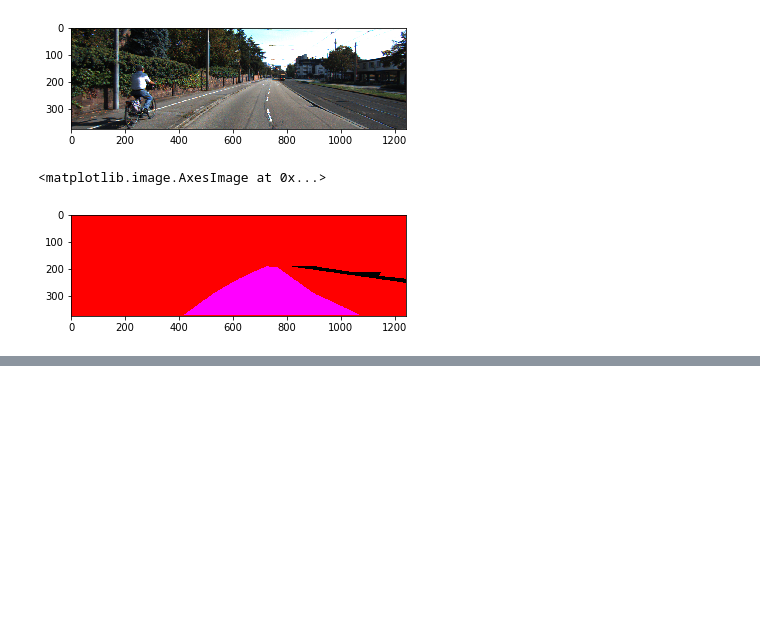
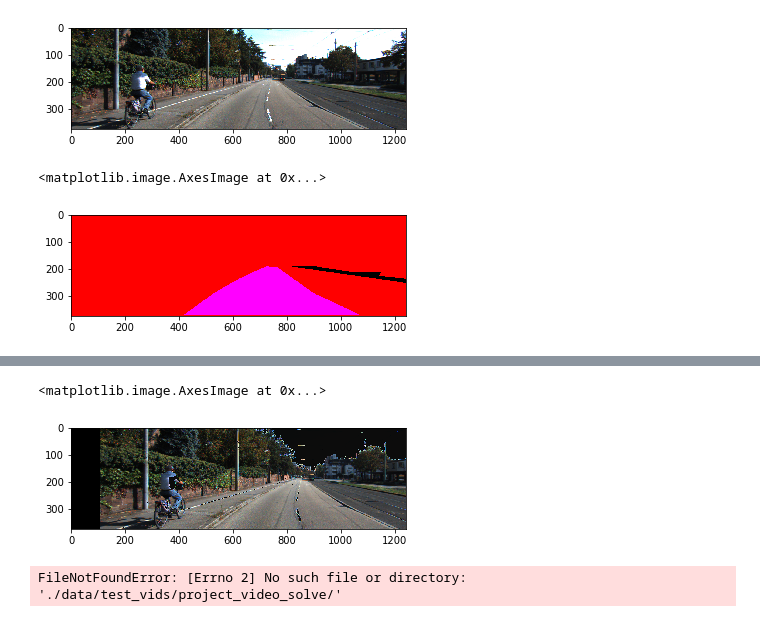
Before and after one commit to marutiagarwal/sdc, a Jupyter notebook: Semantic-Segmentation/test.ipynb, the cells around one changed output, grey strips where cells are left out. Drawn from its saved outputs; the diff is of its cells as text; code cells hidden in the pictures; blank space fills up the shorter version.

Commit message:
added few tests for image augmentation

```diff
--- a/Semantic-Segmentation/test.ipynb
+++ b/Semantic-Segmentation/test.ipynb
@@ -63,0 +67,40 @@ plt.imshow(transformed_img)
+# %%
+# augmentation function
+def augment_image(image):
+    """Apply augmentation operation to image"""
+
+    rows, cols, _ = image.shape
+    # flip image:
+    if np.random.random() > 0.5:
+        image = np.fliplr(image)
+
+    # apply horizontal translation between -200 to 200 pixels
+    trans_size = 200
+    trans = int(np.random.uniform(-trans_size, trans_size, 1))
+
+    trans_M = np.float32([[1,0,trans],[0,1,0]])
+    image = cv2.warpAffine(image, trans_M, (cols, rows))
+
+    if np.random.random() > 0.5:
+        image = cv2.cvtColor(image,cv2.COLOR_RGB2HSV)
+        random_bright = .25+np.random.uniform()
+
+        # scaling up or down the V channel of HSV
+        image[:,:,2] = image[:,:,2]*random_bright
+        image = cv2.cvtColor(image, cv2.COLOR_HSV2RGB)
+
+    return image
+# %%
+aug_image = augment_image(image)
+plt.imshow(aug_image)
+# %% [output]
+<matplotlib.image.AxesImage at 0x...>
+[figure, added]
+# %%
+# make video clip from result images
+import os
+output_dir = './data/test_vids/project_video_solve/'
+data_sub_dir = 'project_video'
+images = [img for img in os.listdir(output_dir) if img.endswith(".png")]
+# %% [output]
+FileNotFoundError: [Errno 2] No such file or directory: './data/test_vids/project_video_solve/'
```
Also changed, not shown: parts of 3 cells of this notebook.
